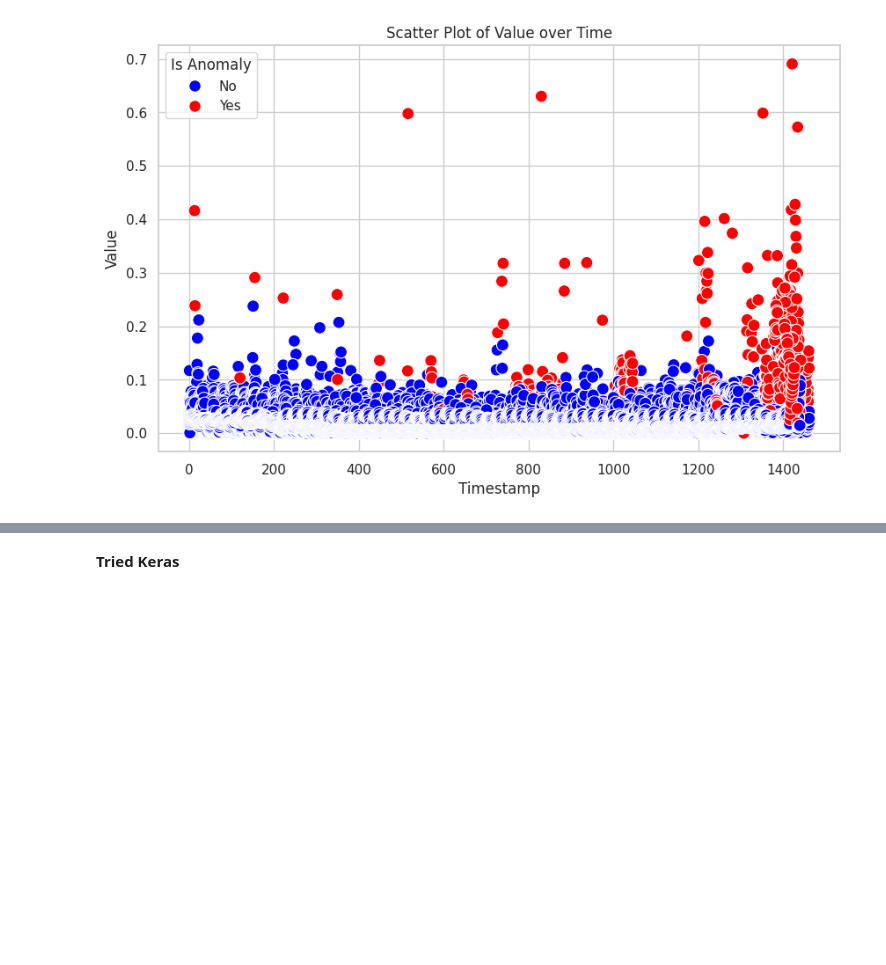
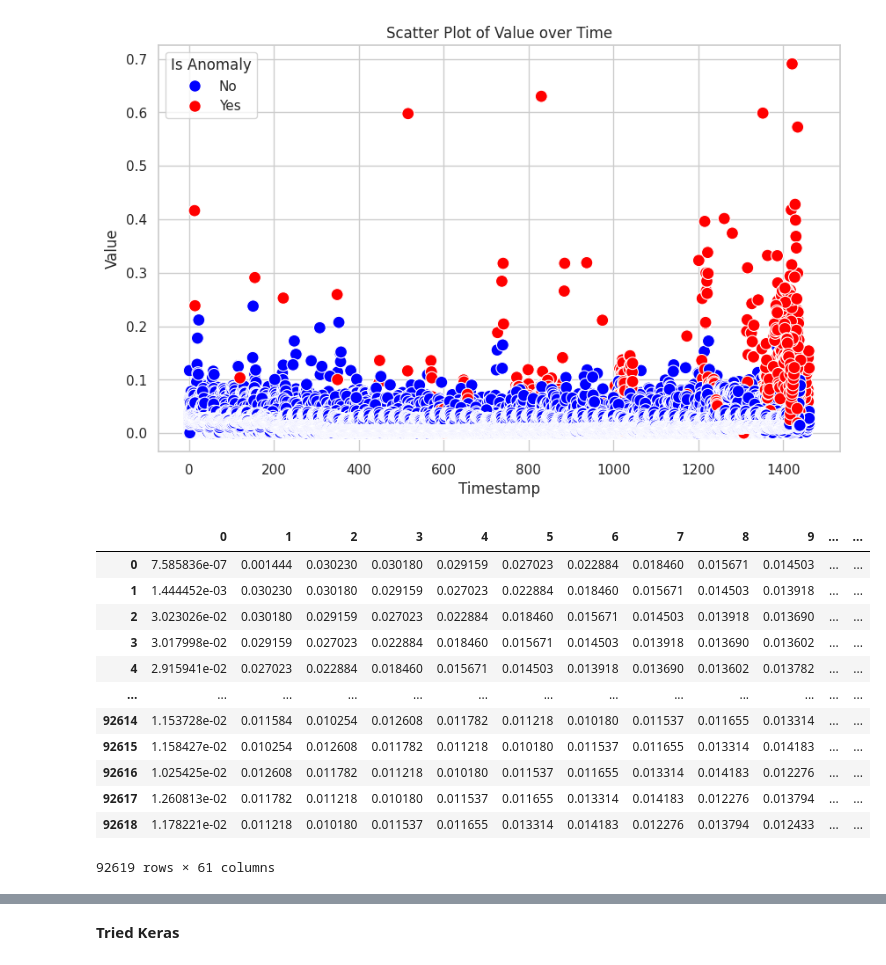
Before and after one commit to brian-x-zhang/CS7643-Anamoly, a Jupyter notebook: anomaly_detection_encoder.ipynb, the cells around one changed output, grey strips where cells are left out. Cells and saved outputs as stored; diff of their text form; code cells hidden in the pictures; blank space fills up the shorter version.

```diff
--- a/anomaly_detection_encoder.ipynb
+++ b/anomaly_detection_encoder.ipynb
@@ -39,6 +40,9 @@ for filename in all_files:
     preprocessed_dfs.append(df)
 
 concatenated_df = pd.concat(preprocessed_dfs, axis=0, ignore_index=True)
+# %%
+# I save the result, so I just read it from the result
+concatenated_df=pd.read_csv("final_dataset.csv")
 # %%
 concatenated_df
 # %% [output]
@@ -85,3 +104,20 @@ plt.show()
+# %%
+sw_df = convert_2d(concatenated_df)
+sw_df
+# %% [output]
+|  | 0 | 1 | 2 | 3 | 4 | 5 | 6 | 7 | 8 | 9 | ... | ... |
+| 0 | 7.585836e-07 | 0.001444 | 0.030230 | 0.030180 | 0.029159 | 0.027023 | 0.022884 | 0.018460 | 0.015671 | 0.014503 | ... | ... |
+| 1 | 1.444452e-03 | 0.030230 | 0.030180 | 0.029159 | 0.027023 | 0.022884 | 0.018460 | 0.015671 | 0.014503 | 0.013918 | ... | ... |
+| 2 | 3.023026e-02 | 0.030180 | 0.029159 | 0.027023 | 0.022884 | 0.018460 | 0.015671 | 0.014503 | 0.013918 | 0.013690 | ... | ... |
+| 3 | 3.017998e-02 | 0.029159 | 0.027023 | 0.022884 | 0.018460 | 0.015671 | 0.014503 | 0.013918 | 0.013690 | 0.013602 | ... | ... |
+| 4 | 2.915941e-02 | 0.027023 | 0.022884 | 0.018460 | 0.015671 | 0.014503 | 0.013918 | 0.013690 | 0.013602 | 0.013782 | ... | ... |
+| ... | ... | ... | ... | ... | ... | ... | ... | ... | ... | ... | ... | ... |
+| 92614 | 1.153728e-02 | 0.011584 | 0.010254 | 0.012608 | 0.011782 | 0.011218 | 0.010180 | 0.011537 | 0.011655 | 0.013314 | ... | ... |
+| 92615 | 1.158427e-02 | 0.010254 | 0.012608 | 0.011782 | 0.011218 | 0.010180 | 0.011537 | 0.011655 | 0.013314 | 0.014183 | ... | ... |
+| 92616 | 1.025425e-02 | 0.012608 | 0.011782 | 0.011218 | 0.010180 | 0.011537 | 0.011655 | 0.013314 | 0.014183 | 0.012276 | ... | ... |
+| 92617 | 1.260813e-02 | 0.011782 | 0.011218 | 0.010180 | 0.011537 | 0.011655 | 0.013314 | 0.014183 | 0.012276 | 0.013794 | ... | ... |
+| 92618 | 1.178221e-02 | 0.011218 | 0.010180 | 0.011537 | 0.011655 | 0.013314 | 0.014183 | 0.012276 | 0.013794 | 0.012433 | ... | ... |
+92619 rows × 61 columns
 # %%
 #concatenated_df.to_csv('final_dataset.csv', index=False)
 # %%
```
Also changed, not shown: parts of 13 cells of this notebook.
